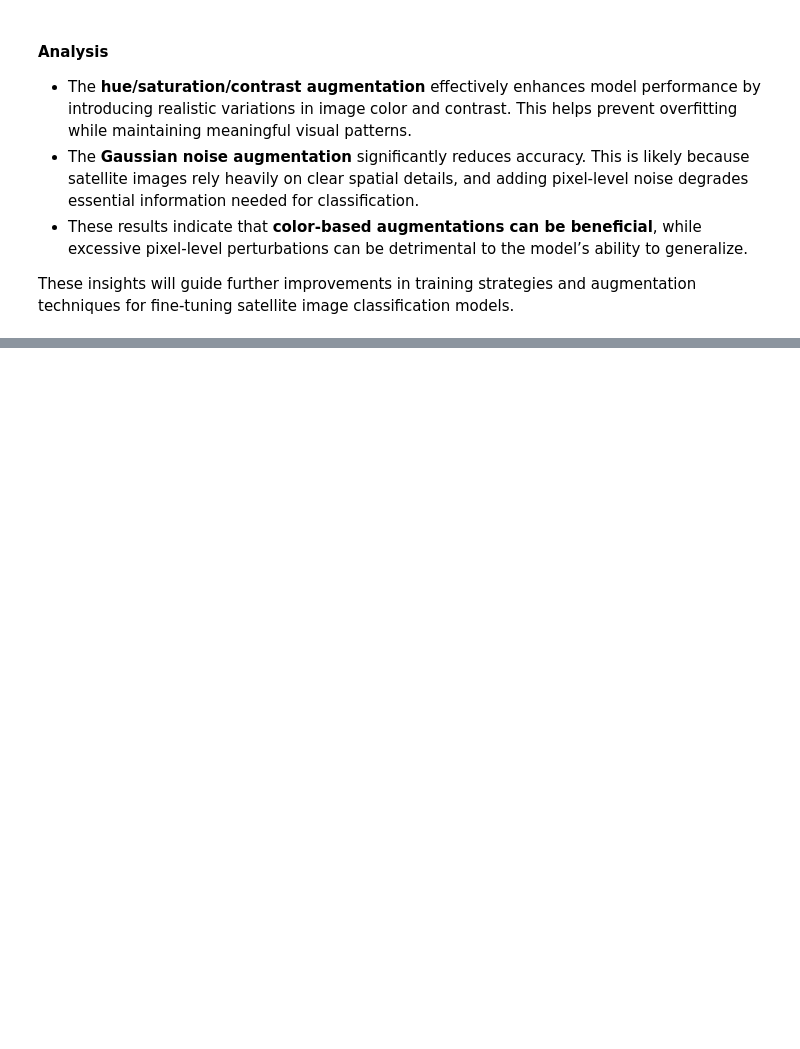
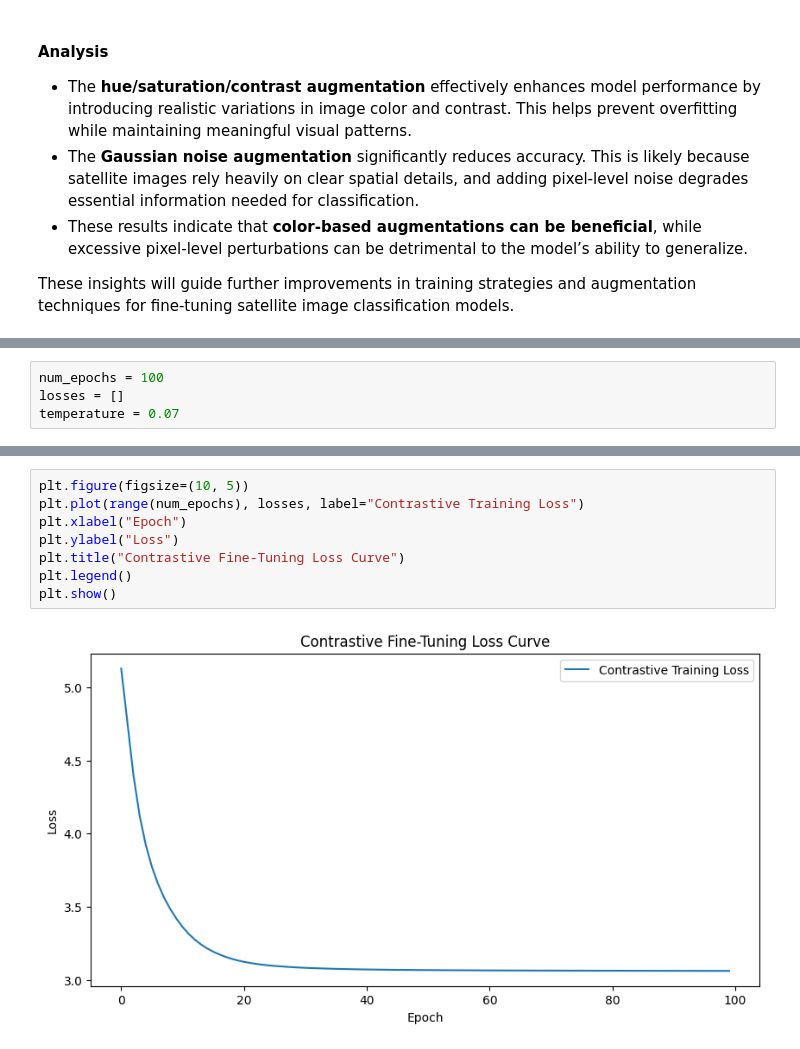
Before and after one commit to andrea-zoccante/land-classification-project, a Jupyter notebook: task2.ipynb, the cells around one changed output, grey strips where cells are left out. Drawn from its saved outputs; the diff is of its cells as text; blank space fills up the shorter version.

```diff
--- a/task2.ipynb
+++ b/task2.ipynb
@@ -419,0 +583,4 @@ These insights will guide further improvements in training strategies and augmen
+# %%
+num_epochs = 100
+losses = []
+temperature = 0.07
@@ -419,0 +648,10 @@ These insights will guide further improvements in training strategies and augmen
+# %%
+plt.figure(figsize=(10, 5))
+plt.plot(range(num_epochs), losses, label="Contrastive Training Loss")
+plt.xlabel("Epoch")
+plt.ylabel("Loss")
+plt.title("Contrastive Fine-Tuning Loss Curve")
+plt.legend()
+plt.show()
+# %% [output]
+[figure, added]
```
Also changed, not shown: parts of 33 cells of this notebook.
